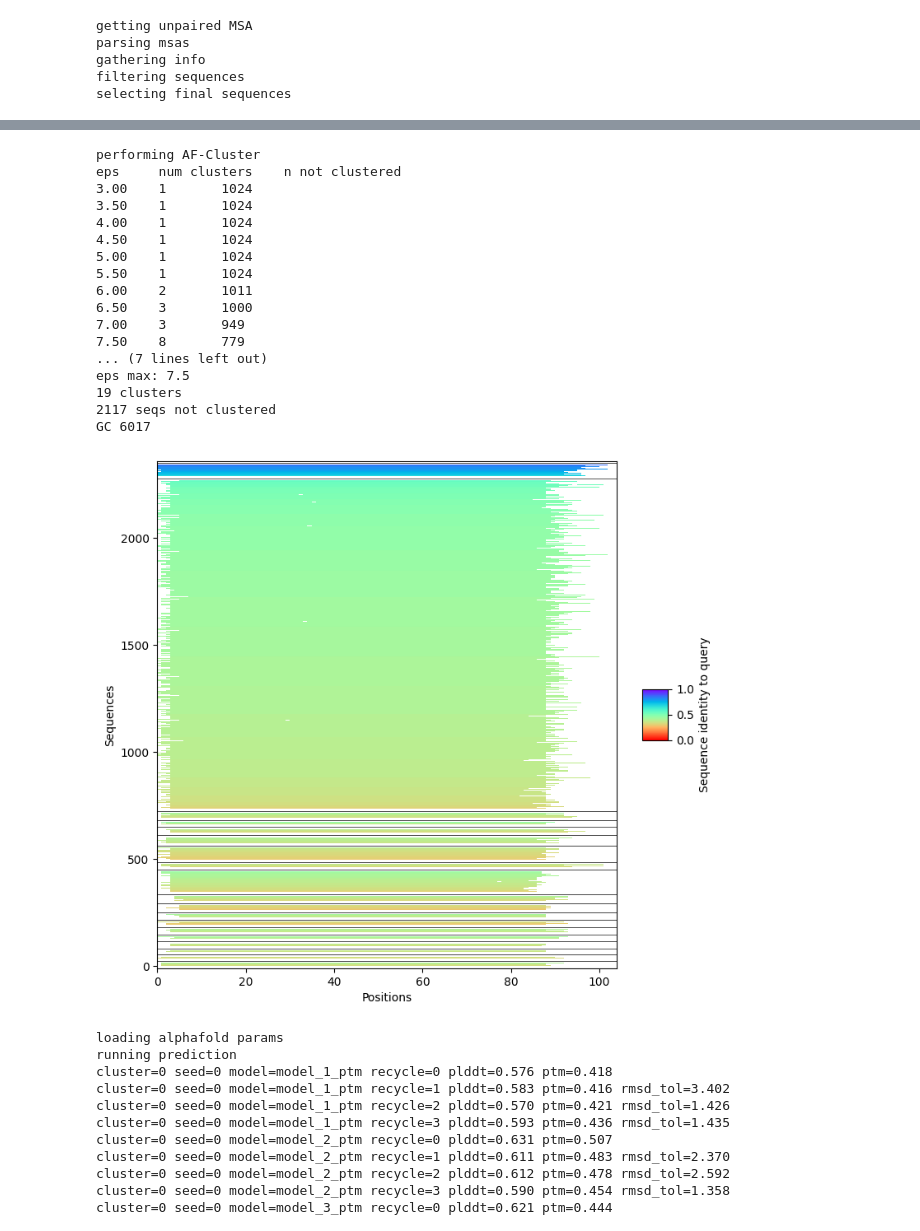
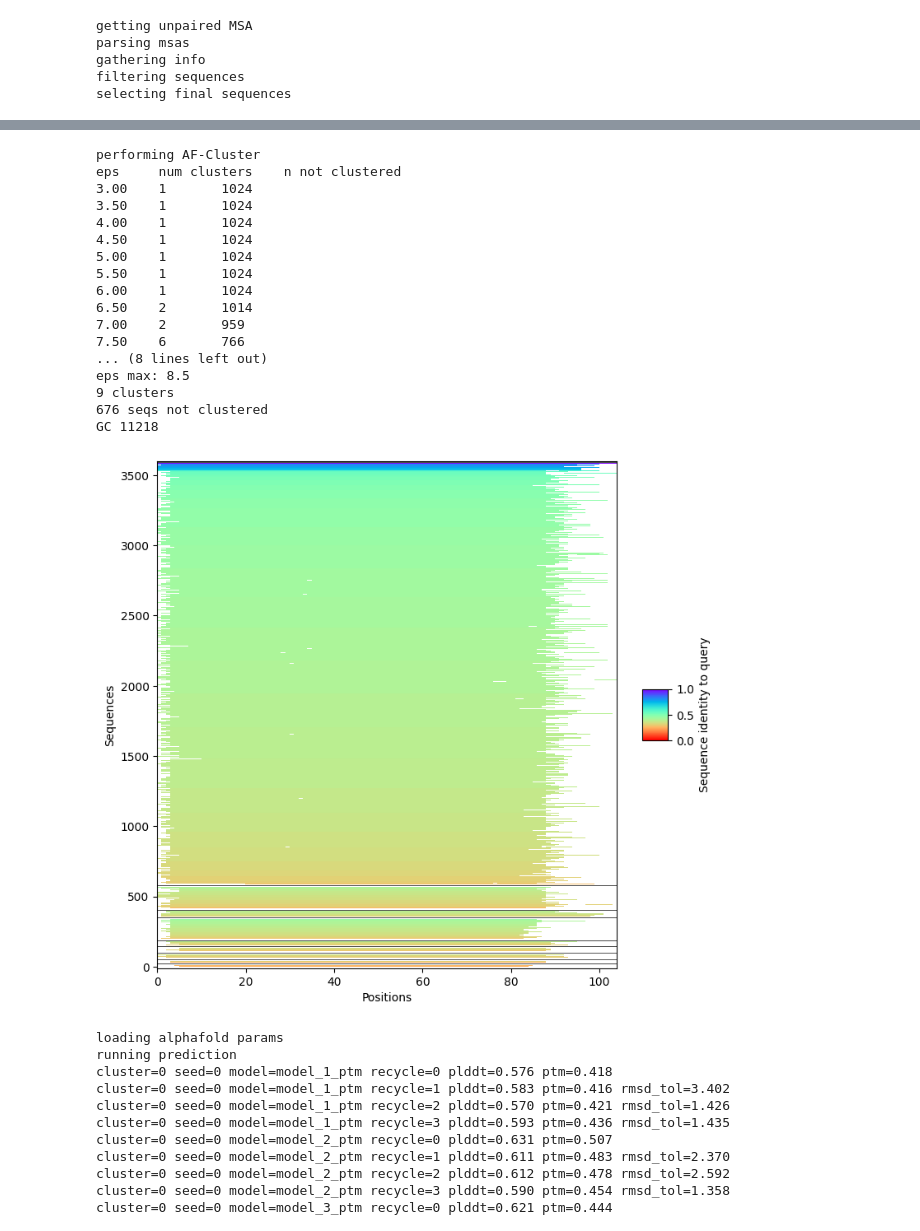
Before and after one commit to HWaymentSteele/AF_Cluster, a Jupyter notebook: AF_cluster_in_colabdesign.ipynb, the cells around one changed output, grey strips where cells are left out. Saved outputs shown, nothing was run; the diff lists cells and outputs as text; code cells hidden in the pictures.

```diff
--- a/AF_cluster_in_colabdesign.ipynb
+++ b/AF_cluster_in_colabdesign.ipynb
@@ -202,6 +246,8 @@ do_not_filter = False #@param {type:"boolean"}
 
 #@markdown **AF-Cluster options**
 min_samples_in_cluster = 10 #@param ["3","5","10"] {type:"raw"}
+dbscan_seed = 1 #@param {type:"raw"}
+
 
 #@markdown ----
 #@markdown **Templates options**
@@ -283,7 +329,7 @@ if len(msa) > 1:
 
 print('performing AF-Cluster')
 
-clustered_msas, clustered_dtxs = sweep_dbscan(msa,deletion_matrix, verbose=True,min_samples=min_samples_in_cluster)
+clustered_msas, clustered_dtxs = sweep_dbscan(msa,deletion_matrix, jobname, verbose=True, seed=dbscan_seed, min_samples=min_samples_in_cluster)
 plot_cluster_msas(clustered_msas)
 
 ##################
@@ -378,21 +424,21 @@ selecting final sequences
 performing AF-Cluster
 eps     num clusters    n not clustered
 3.00    1       1024
 3.50    1       1024
 4.00    1       1024
 4.50    1       1024
 5.00    1       1024
 5.50    1       1024
-6.00    2       1011
-6.50    3       1000
-7.00    3       949
-7.50    8       779
-... (7 lines left out)
-eps max: 7.5
-19 clusters
-2117 seqs not clustered
-GC 6017
+6.00    1       1024
+6.50    2       1014
+7.00    2       959
+7.50    6       766
+... (8 lines left out)
+eps max: 8.5
+9 clusters
+676 seqs not clustered
+GC 11218
-[figure, old version]
+[figure, new version]
 # %%
 %%time
 #@title run_prediction
```
Also changed, not shown: parts of 4 cells of this notebook.
